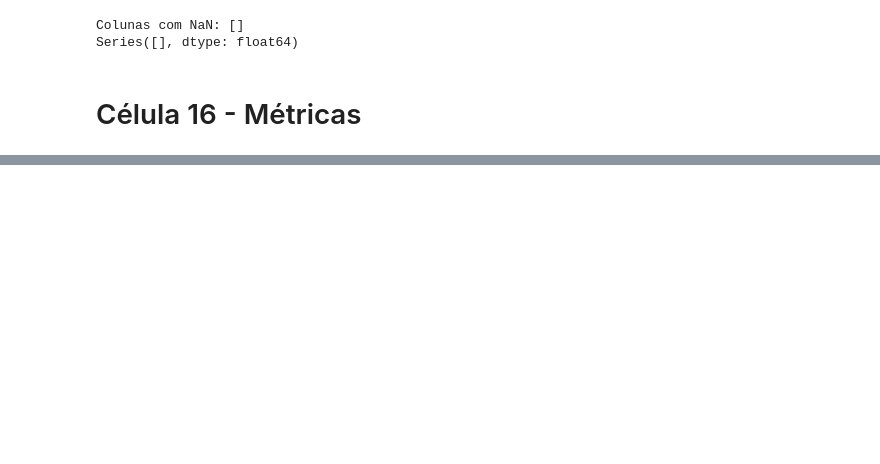
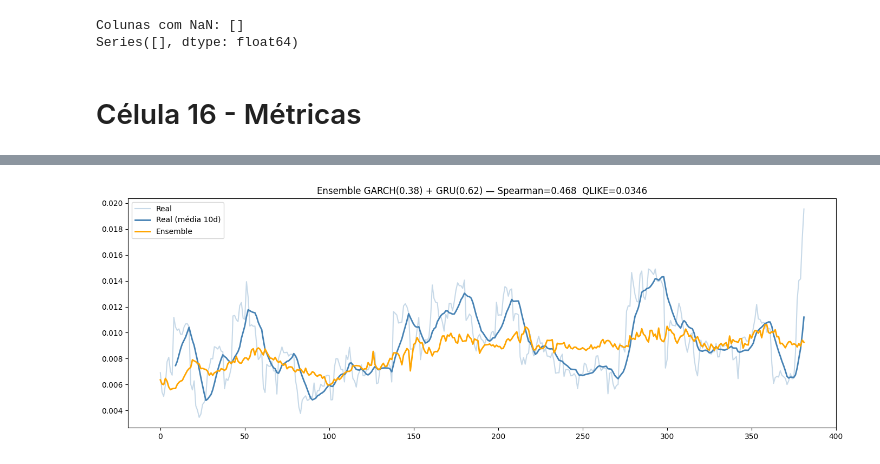
Before and after one commit to JoseEdSouza/gold-forecast, a Jupyter notebook: gold/cnn copy.ipynb, the cells around one changed output, grey strips where cells are left out. Drawn from its saved outputs; the diff is of its cells as text; code cells hidden in the pictures; blank space fills up the shorter version.

```diff
--- a/gold/cnn copy.ipynb
+++ b/gold/cnn copy.ipynb
@@ -878,0 +1144,17 @@ GARCH R² no teste: 0.009778629629408453
+# %%
+fig, ax = plt.subplots(figsize=(14, 5))
+
+min_te = min(len(preds_aligned), len(y_pred_slide_test), len(y_test_eval))
+
+real_smooth = pd.Series(y_test_eval[:min_te]).rolling(10).mean()
+
+ax.plot(y_test_eval[:min_te], label="Real",           color="steelblue", alpha=0.3)
+ax.plot(real_smooth,          label="Real (média 10d)", color="steelblue", linewidth=2)
+ax.plot(ensemble,             label="Ensemble",        color="orange",    linewidth=2)
+
+ax.set_title(f"Ensemble GARCH(0.38) + GRU(0.62) — Spearman={spearmanr(y_test_eval[:min_te], ensemble).statistic:.3f}  QLIKE={qlike(y_test_eval[:min_te], ensemble):.4f}")
+ax.legend()
+plt.tight_layout()
+plt.show()
+# %% [output]
+[figure, added]
```
Also changed, not shown: parts of 43 cells of this notebook, 1 other file.
